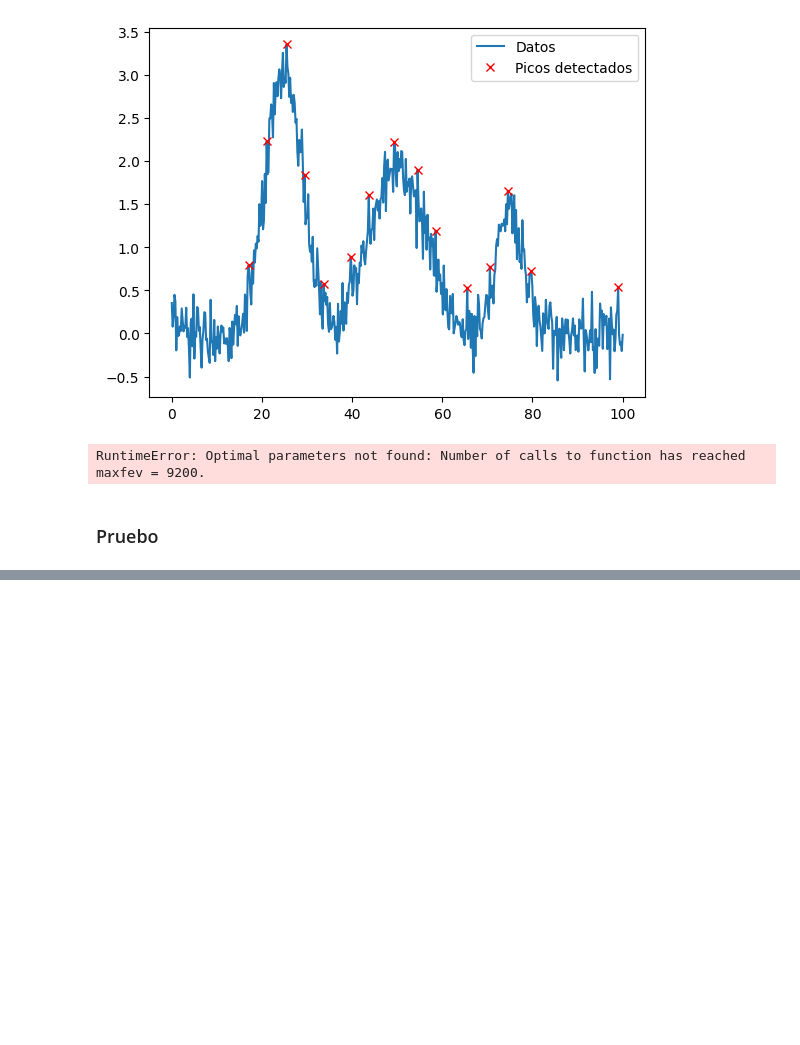
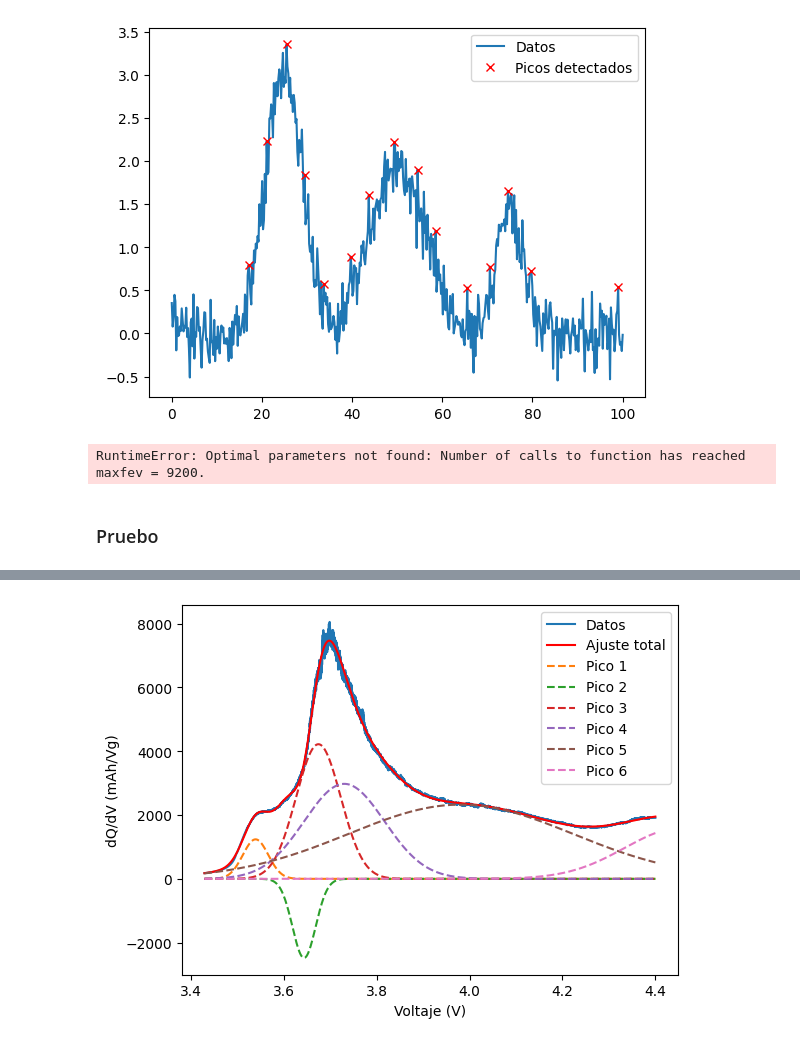
Before and after one commit to majodomenech/proc-icdv, a Jupyter notebook: prueba-gauss.ipynb, the cells around one changed output, grey strips where cells are left out. Saved outputs shown, nothing was run; the diff lists cells and outputs as text; code cells hidden in the pictures; blank space fills up the shorter version.

```diff
--- a/prueba-gauss.ipynb
+++ b/prueba-gauss.ipynb
@@ -101,0 +219,45 @@ plt.show()
+# %%
+def multi_gauss(x, *params):
+    """
+    params: [a1, mu1, sigma1, a2, mu2, sigma2, ..., an, mun, sigman]
+    """
+    y = np.zeros_like(x)
+    for i in range(0, len(params), 3):
+        a, mu, sigma = params[i:i+3]
+        y += a * np.exp(-(x-mu)**2 / (2*sigma**2))
+    return y
+
+def gauss(x, a, mu, sigma):
+    return a * np.exp(-(x-mu)**2 / (2*sigma**2))
+
+
+p_ini = [
+    800, 3.55, 0.002,   # pico 1
+    1500, 3.61, 0.004,  # pico 2 (nuevo intermedio)
+    3400, 3.69, 0.002,  # pico 3
+    2900, 3.74, 0.013,  # pico 4
+    1100, 3.88, 0.02,   # pico 5 (nuevo intermedio)
+    2200, 4.02, 0.33    # pico 6
+]
+
+
+# Ajuste
+popt, pcov = curve_fit(multi_gauss, V, dvdq_ch_calc, p0=p_ini)
+
+# Curva total ajustada
+y_fit = multi_gauss(V, *popt)
+plt.plot(V, dvdq_ch_calc, label="Datos")
+plt.plot(V, y_fit, 'r-', label="Ajuste total")
+
+# Dibujar cada gaussiana individual
+for i in range(0, len(popt), 3):
+    a, mu, sigma = popt[i:i+3]
+    plt.plot(V, gauss(V, a, mu, sigma), '--', label=f"Pico {i//3 + 1}")
+
+plt.legend()
+plt.xlabel("Voltaje (V)")
+plt.ylabel("dQ/dV (mAh/Vg)")
+plt.savefig(f'./output/ajuste_picos.png', dpi=300)
+plt.show()
+# %% [output]
+[figure, added]
```
Also changed, not shown: parts of 3 cells of this notebook, 1 other file.
